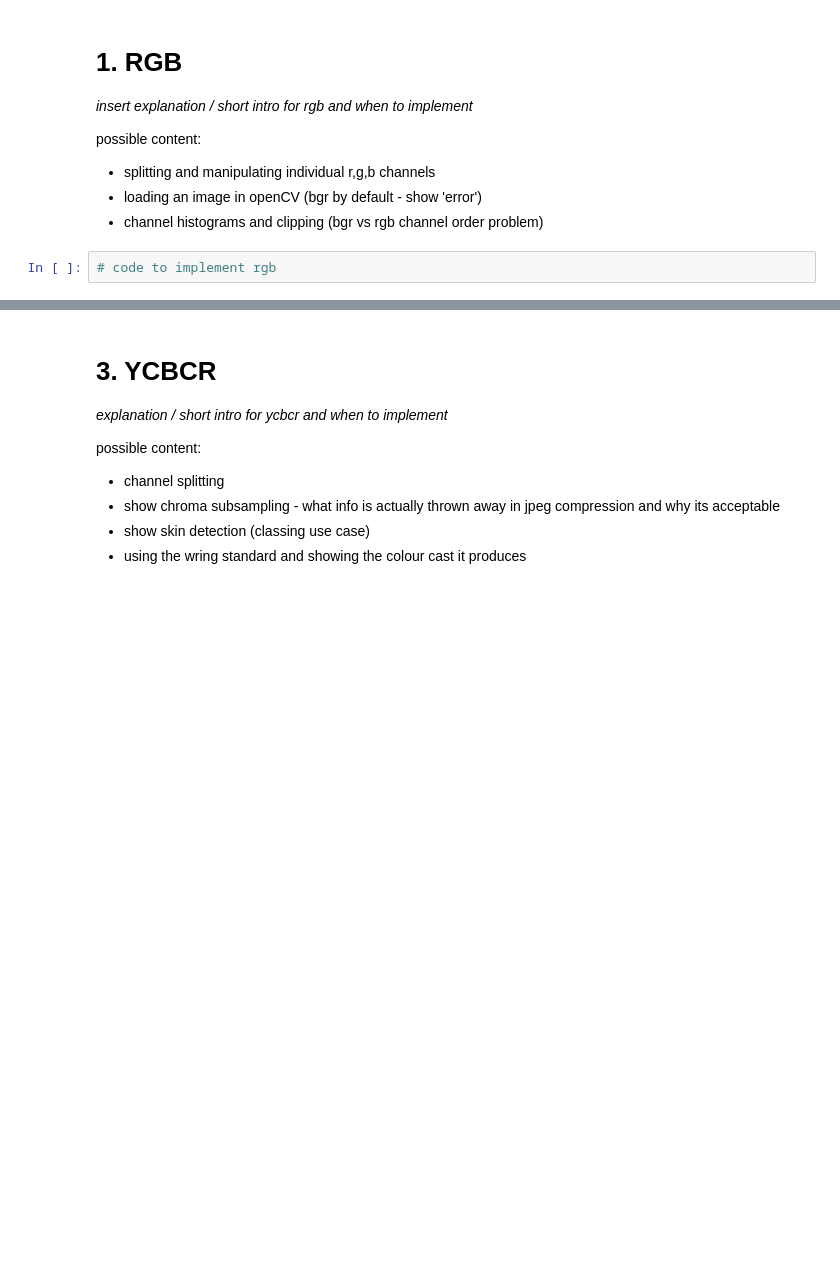
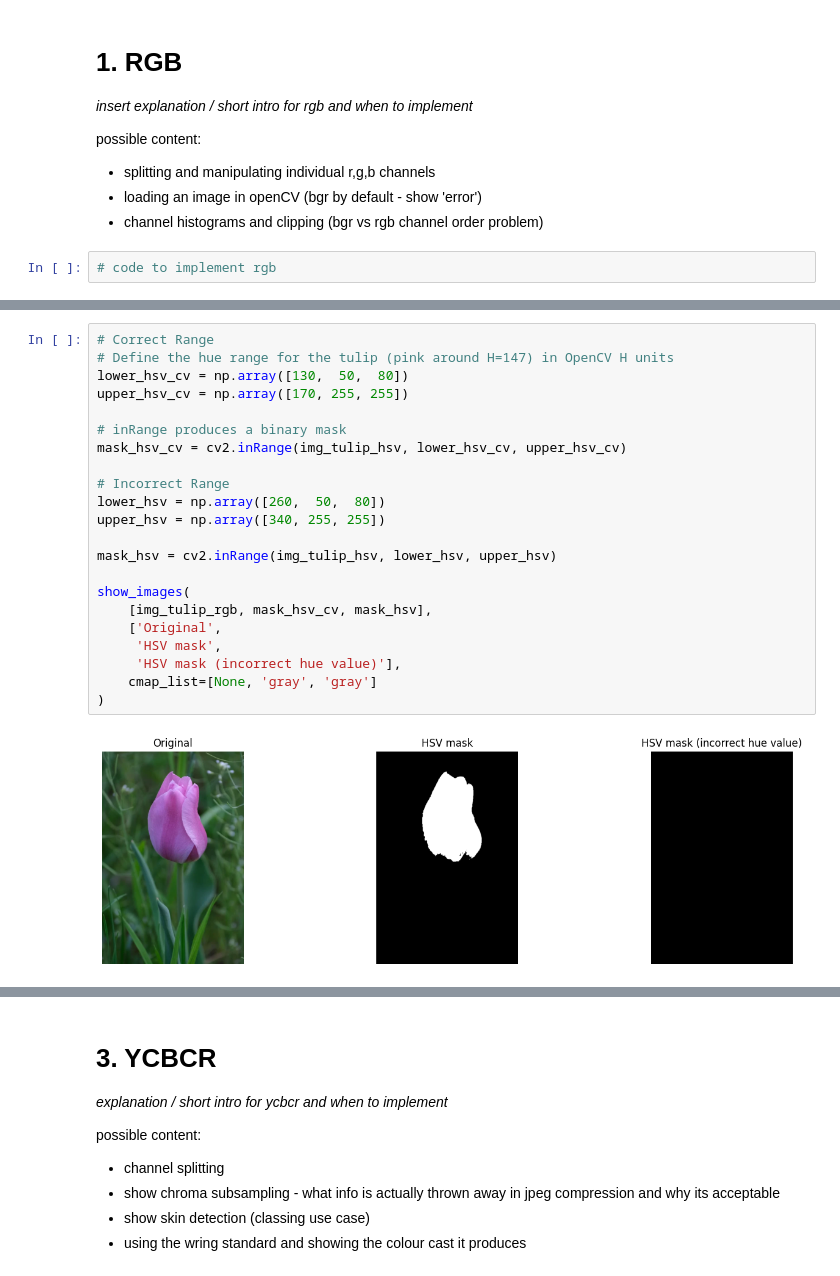
Before and after one commit to romeybajada/cv_colour_models, a Jupyter notebook: walkthrough.ipynb, the cells around one changed output, grey strips where cells are left out. Drawn from its saved outputs; the diff is of its cells as text; blank space fills up the shorter version.

```diff
--- a/walkthrough.ipynb
+++ b/walkthrough.ipynb
@@ -76,0 +111,24 @@ Splitting the HSV image into its three channels individually reveals what each c
+# %%
+# Correct Range
+# Define the hue range for the tulip (pink around H=147) in OpenCV H units
+lower_hsv_cv = np.array([130,  50,  80])
+upper_hsv_cv = np.array([170, 255, 255])
+
+# inRange produces a binary mask
+mask_hsv_cv = cv2.inRange(img_tulip_hsv, lower_hsv_cv, upper_hsv_cv)
+
+# Incorrect Range
+lower_hsv = np.array([260,  50,  80])
+upper_hsv = np.array([340, 255, 255])
+
+mask_hsv = cv2.inRange(img_tulip_hsv, lower_hsv, upper_hsv)
+
+show_images(
+    [img_tulip_rgb, mask_hsv_cv, mask_hsv],
+    ['Original',
+     'HSV mask',
+     'HSV mask (incorrect hue value)'],
+    cmap_list=[None, 'gray', 'gray']
+)
+# %% [output]
+[figure, added]
```
Also changed, not shown: parts of 18 cells of this notebook, 1 other file.
